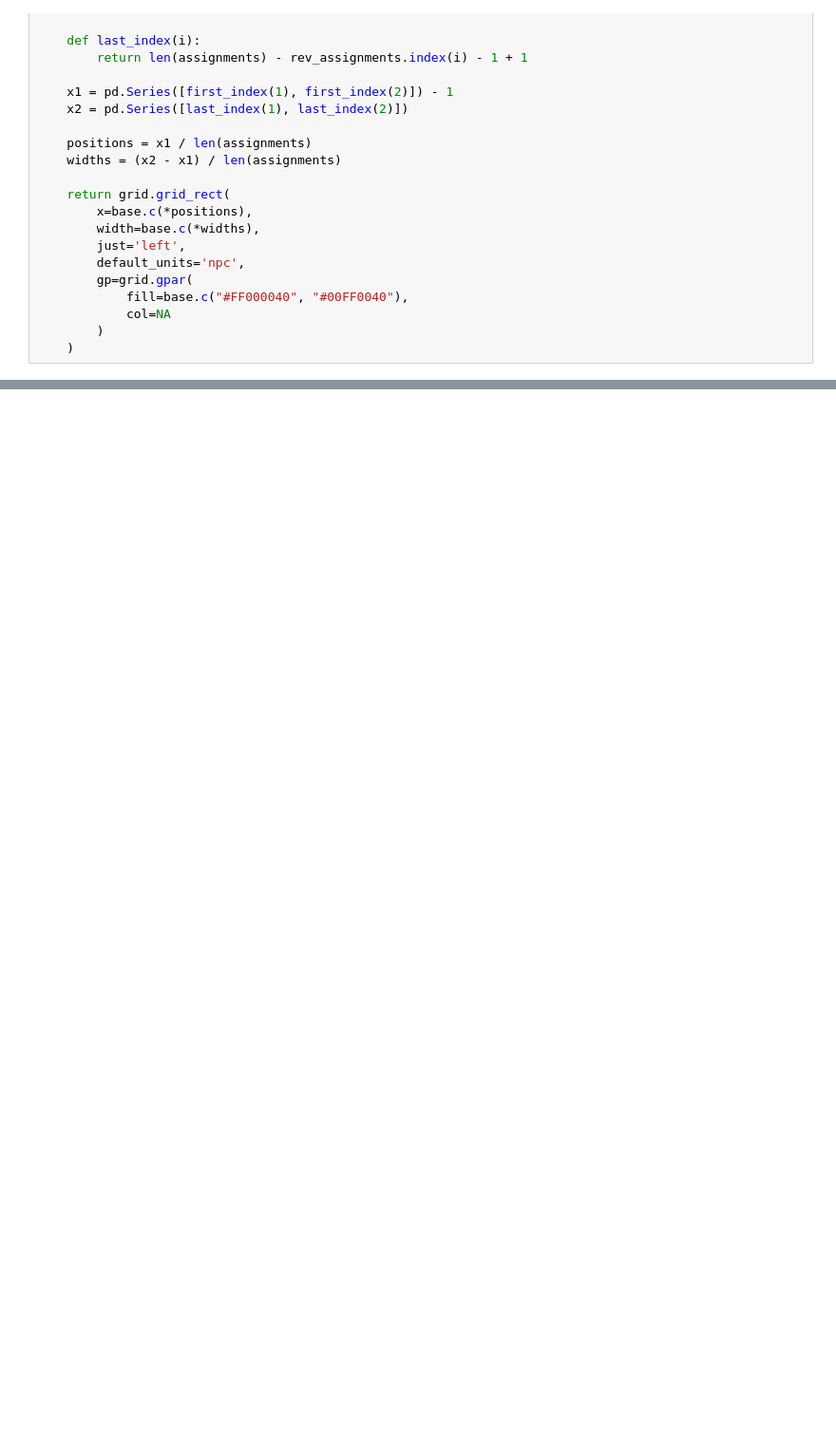
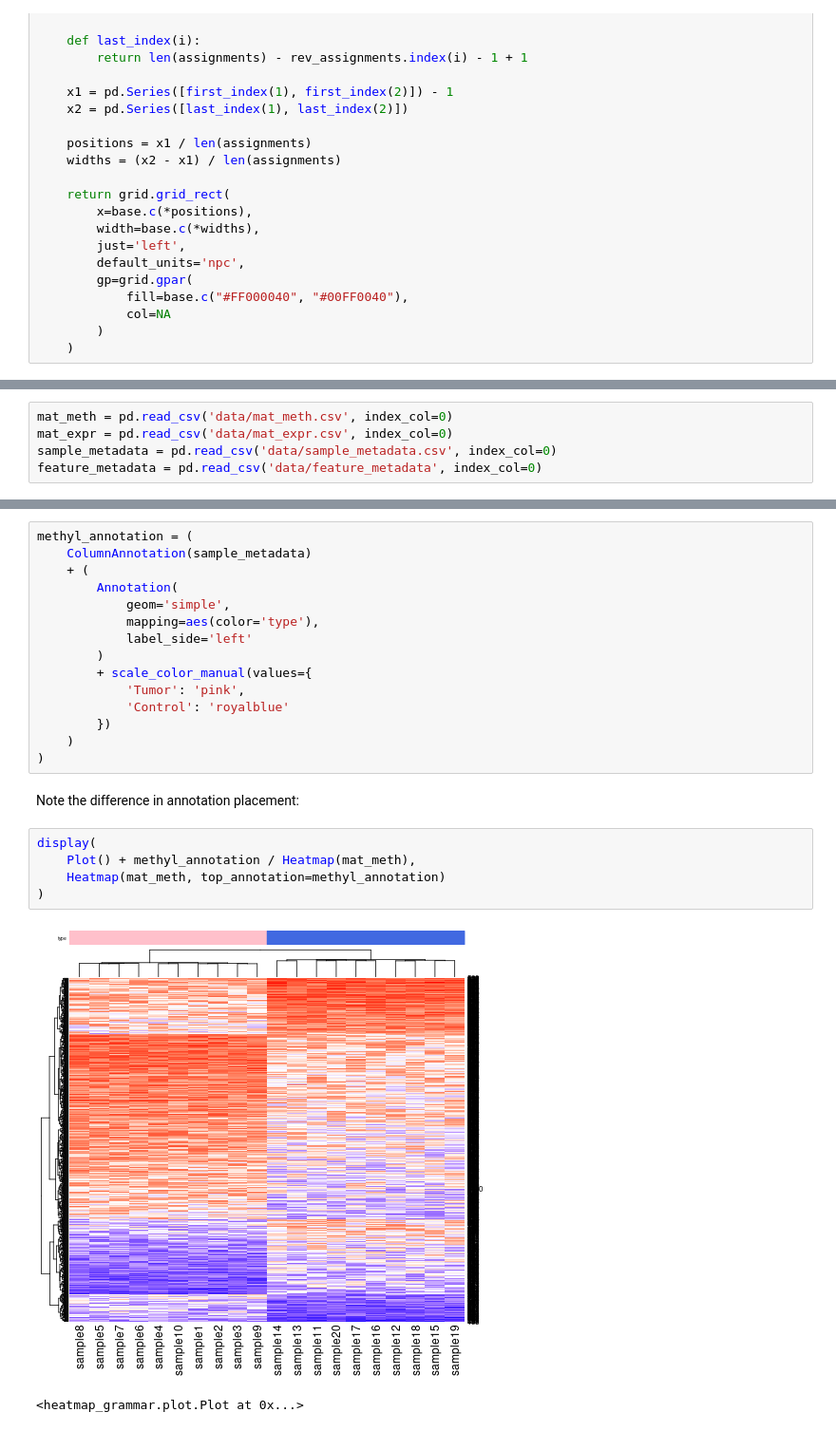
Before and after one commit to krassowski/rpy2-complex-heatmap-grammar, a Jupyter notebook: Examples.ipynb, the cells around one changed output, grey strips where cells are left out. Shown: that part at 95% size. Drawn from its saved outputs; the diff is of its cells as text; blank space fills up the shorter version.

```diff
--- a/Examples.ipynb
+++ b/Examples.ipynb
@@ -517,0 +559,5 @@ def highlight_split(tree):
+# %%
+mat_meth = pd.read_csv('data/mat_meth.csv', index_col=0)
+mat_expr = pd.read_csv('data/mat_expr.csv', index_col=0)
+sample_metadata = pd.read_csv('data/sample_metadata.csv', index_col=0)
+feature_metadata = pd.read_csv('data/feature_metadata', index_col=0)
@@ -517,0 +602,25 @@ def highlight_split(tree):
+# %%
+methyl_annotation = (
+    ColumnAnnotation(sample_metadata)
+    + (
+        Annotation(
+            geom='simple',
+            mapping=aes(color='type'),
+            label_side='left'
+        )
+        + scale_color_manual(values={
+            'Tumor': 'pink',
+            'Control': 'royalblue'
+        })
+    )
+)
+# %% [markdown]
+Note the difference in annotation placement:
+# %%
+display(
+    Plot() + methyl_annotation / Heatmap(mat_meth),
+    Heatmap(mat_meth, top_annotation=methyl_annotation)
+)
+# %% [output]
+[figure, added]
+<heatmap_grammar.plot.Plot at 0x...>
```
Also changed, not shown: parts of 34 cells of this notebook, 9 other files.
